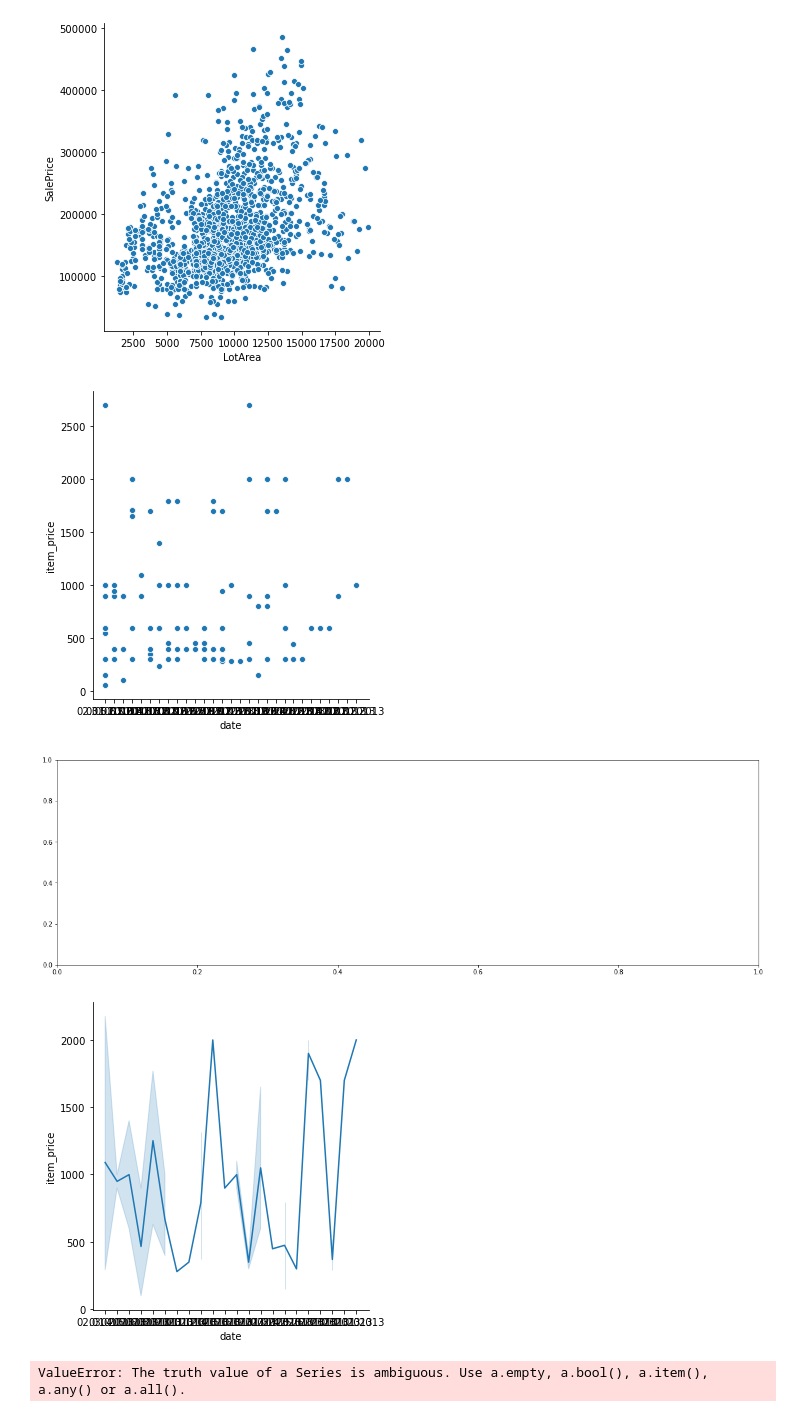
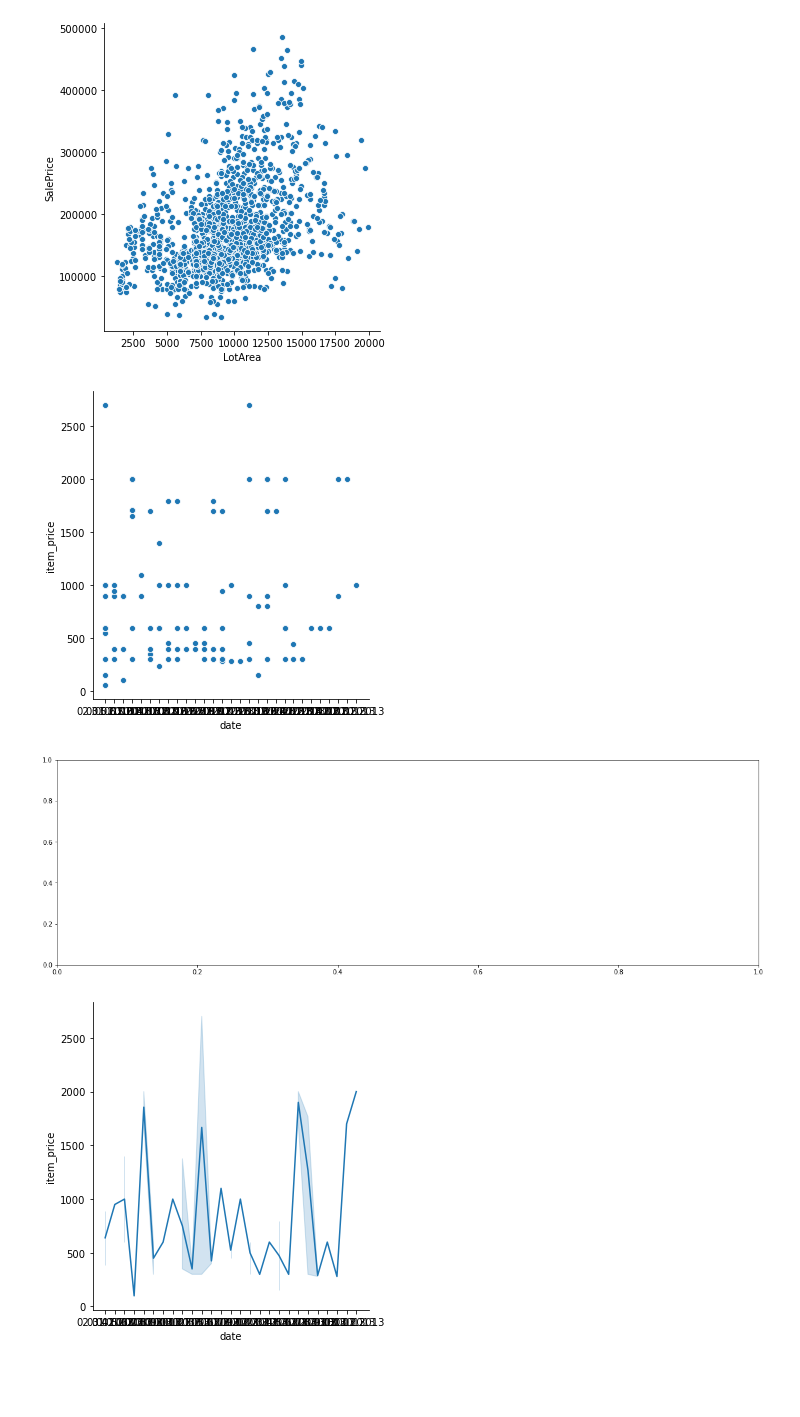
Before and after one commit to dani-bright/learning_python, a Jupyter notebook: data.ipynb, the cells around one changed output. Saved outputs shown, nothing was run; the diff lists cells and outputs as text; code cells hidden in the pictures; blank space fills up the shorter version.

```diff
--- a/data.ipynb
+++ b/data.ipynb
@@ -47,26 +43,12 @@ sns.relplot(kind='scatter', x='LotArea',y='SalePrice', data=filterLotPrice)
 [figure]
 [figure]
 # %%
-import matplotlib.pyplot as plt
-import seaborn as sns
-import pandas as pd
-
-#fichier trop lourd on utilise nrows
-sp = pd.read_csv('sales_predictions.csv', nrows=100)
-sp.describe()
-
 sns.relplot(x="date", y="item_price", data = sp)
 
 f, ax = plt.subplots(figsize=(20,6))
 sns.relplot(x="date", y="item_price", data = sp.sample(50), kind="line", ax = ax)
 plt.show()
-
-date =  pd.to_datetime(sp['date'], format='%d.%m.%Y')
-f, ax = plt.subplots(figsize=(20,6))
-sns.relplot(x=date, y="item_price", data = sp.sample(50), kind="line", ax = ax)
-plt.show()
 # %% [output]
 [figure]
 [figure]
-[figure, old version]
+[figure, new version]
-ValueError: The truth value of a Series is ambiguous. Use a.empty, a.bool(), a.item(), a.any() or a.all().
```
Also changed, not shown: parts of 12 cells of this notebook, 1 other file.
